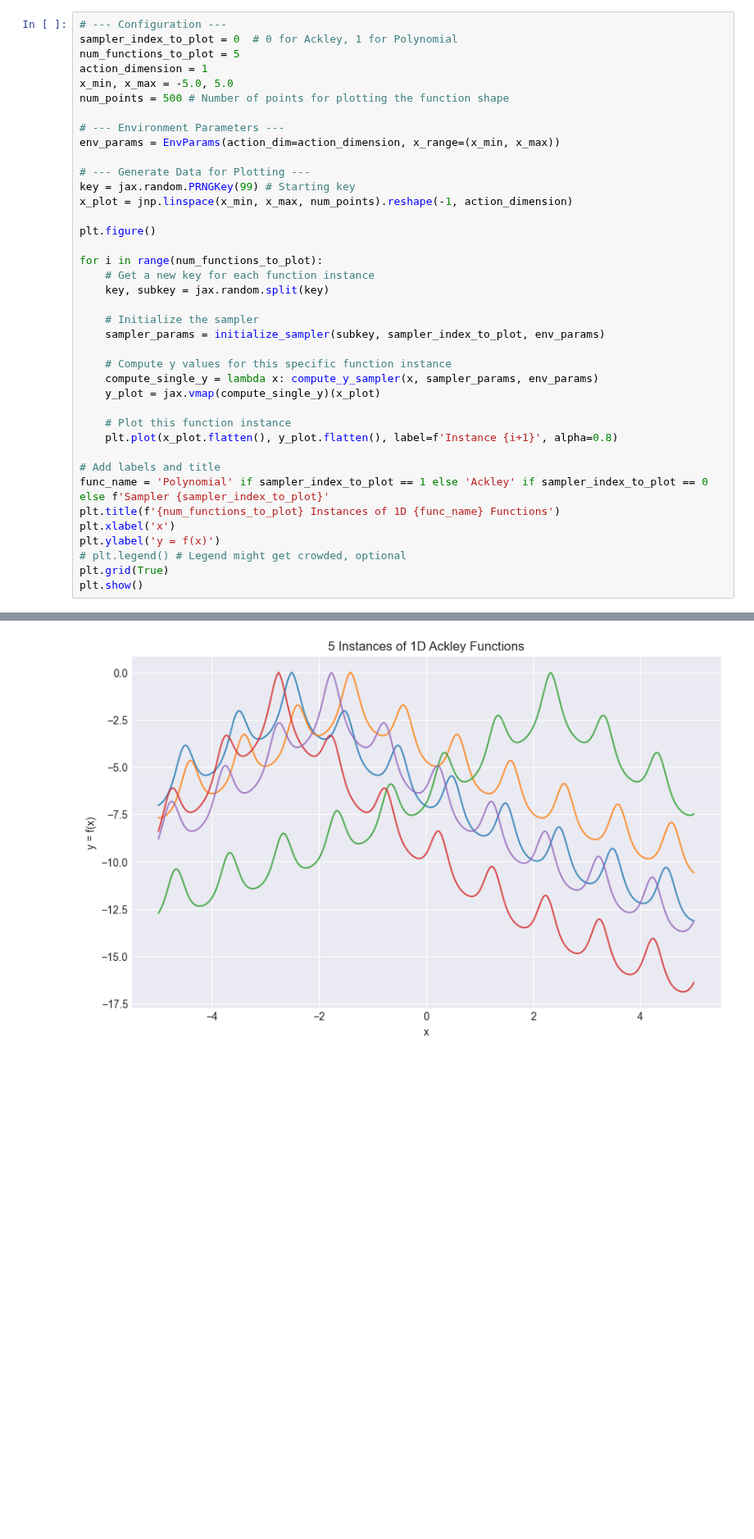
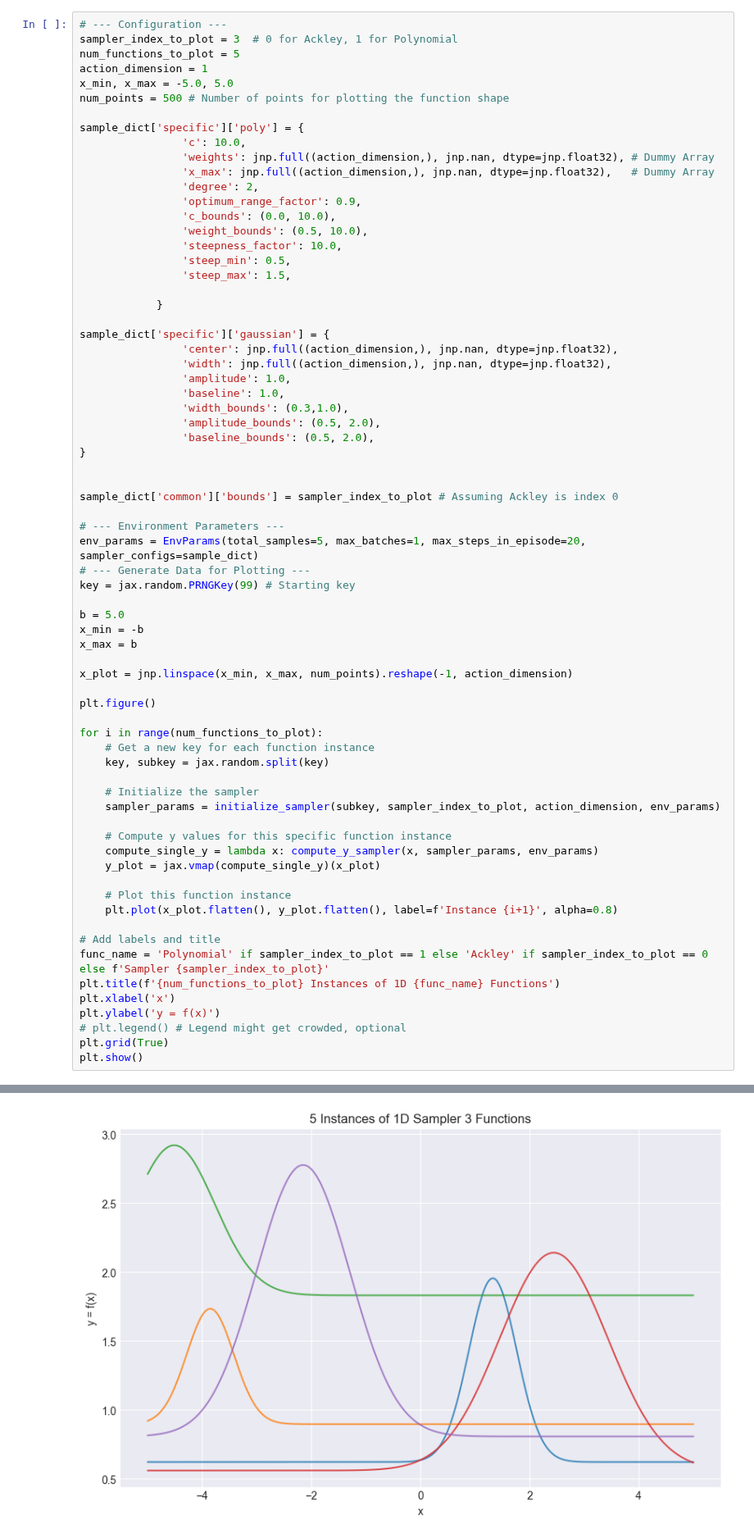
Before and after one commit to Jimvos32/Recurrent-PPO-Jax, a Jupyter notebook: src/tasks/envs/env_notebooks/jax_sampler.ipynb, the cells around one changed output, grey strips where cells are left out. Shown at 82% size. Saved outputs shown, nothing was run; the diff lists cells and outputs as text; blank space fills up the shorter version.

```diff
--- a/src/tasks/envs/env_notebooks/jax_sampler.ipynb
+++ b/src/tasks/envs/env_notebooks/jax_sampler.ipynb
@@ -142,17 +194,48 @@ plt.show()
 Now, let's sample multiple functions (e.g., 5 Ackley functions, index 0) and plot them on the same graph to see the variety generated by the sampler.
 # %%
 # --- Configuration ---
-sampler_index_to_plot = 0  # 0 for Ackley, 1 for Polynomial
+sampler_index_to_plot = 3  # 0 for Ackley, 1 for Polynomial
 num_functions_to_plot = 5
 action_dimension = 1
 x_min, x_max = -5.0, 5.0
 num_points = 500 # Number of points for plotting the function shape
 
+sample_dict['specific']['poly'] = {
+                'c': 10.0,
+                'weights': jnp.full((action_dimension,), jnp.nan, dtype=jnp.float32), # Dummy Array
+                'x_max': jnp.full((action_dimension,), jnp.nan, dtype=jnp.float32),   # Dummy Array
+                'degree': 2,
+                'optimum_range_factor': 0.9,
+                'c_bounds': (0.0, 10.0),
+                'weight_bounds': (0.5, 10.0),
+                'steepness_factor': 10.0,
+                'steep_min': 0.5,
+                'steep_max': 1.5,
+
+            }
+
+sample_dict['specific']['gaussian'] = {
+                'center': jnp.full((action_dimension,), jnp.nan, dtype=jnp.float32),
+                'width': jnp.full((action_dimension,), jnp.nan, dtype=jnp.float32),
+                'amplitude': 1.0,
+                'baseline': 1.0,
+                'width_bounds': (0.3,1.0),
+                'amplitude_bounds': (0.5, 2.0),
+                'baseline_bounds': (0.5, 2.0),
+}
+
+
+sample_dict['common']['bounds'] = sampler_index_to_plot # Assuming Ackley is index 0
+
 # --- Environment Parameters ---
-env_params = EnvParams(action_dim=action_dimension, x_range=(x_min, x_max))
-
+env_params = EnvParams(total_samples=5, max_batches=1, max_steps_in_episode=20, sampler_configs=sample_dict)
 # --- Generate Data for Plotting ---
 key = jax.random.PRNGKey(99) # Starting key
+
+b = 5.0
+x_min = -b
+x_max = b
+
 x_plot = jnp.linspace(x_min, x_max, num_points).reshape(-1, action_dimension)
 
 plt.figure()
@@ -162,7 +245,7 @@ for i in range(num_functions_to_plot):
     key, subkey = jax.random.split(key)
 
     # Initialize the sampler
-    sampler_params = initialize_sampler(subkey, sampler_index_to_plot, env_params)
+    sampler_params = initialize_sampler(subkey, sampler_index_to_plot, action_dimension, env_params)
 
     # Compute y values for this specific function instance
     compute_single_y = lambda x: compute_y_sampler(x, sampler_params, env_params)
@@ -183,4 +281,4 @@ plt.show()
-[figure, old version]
+[figure, new version]
 # %% [markdown]
 ## 4. Notes on 2D Visualization (Optional)
 
```
Also changed, not shown: parts of 4 cells of this notebook, 12 other files.
